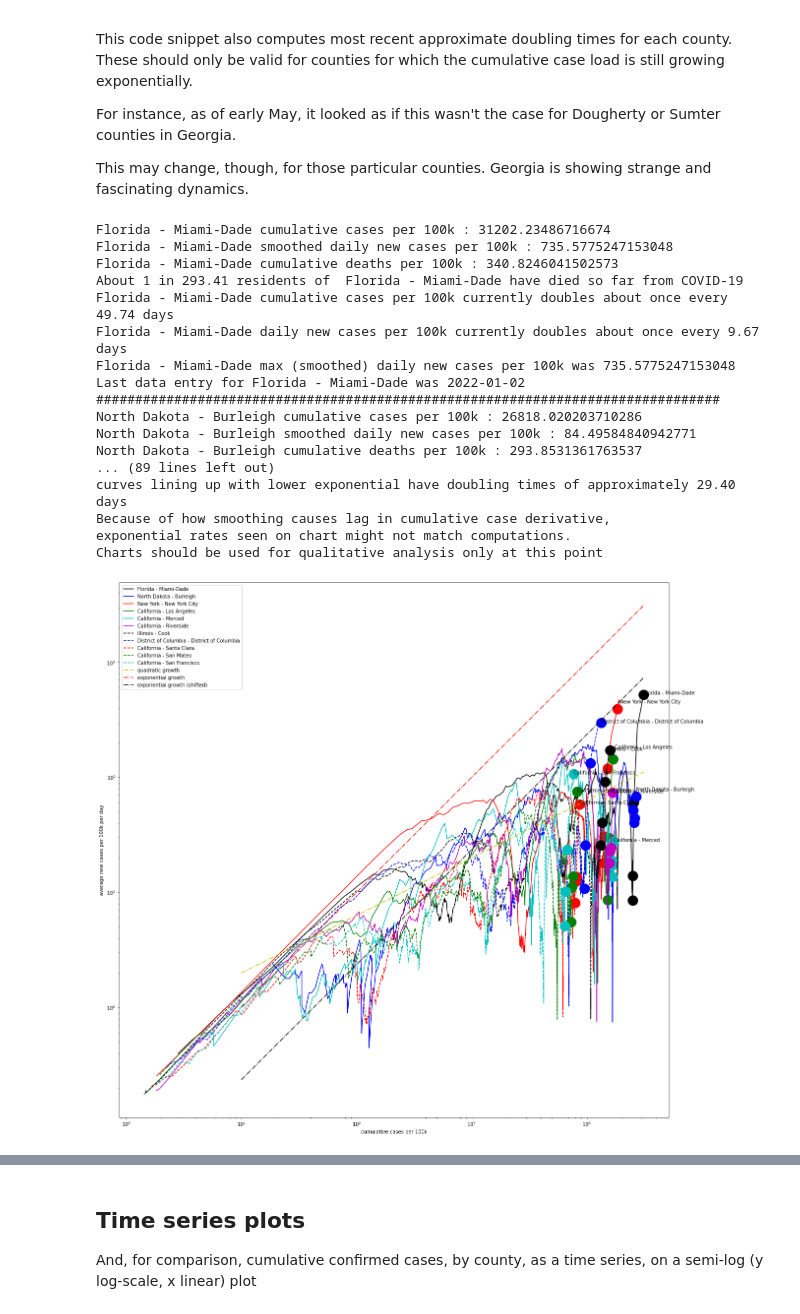
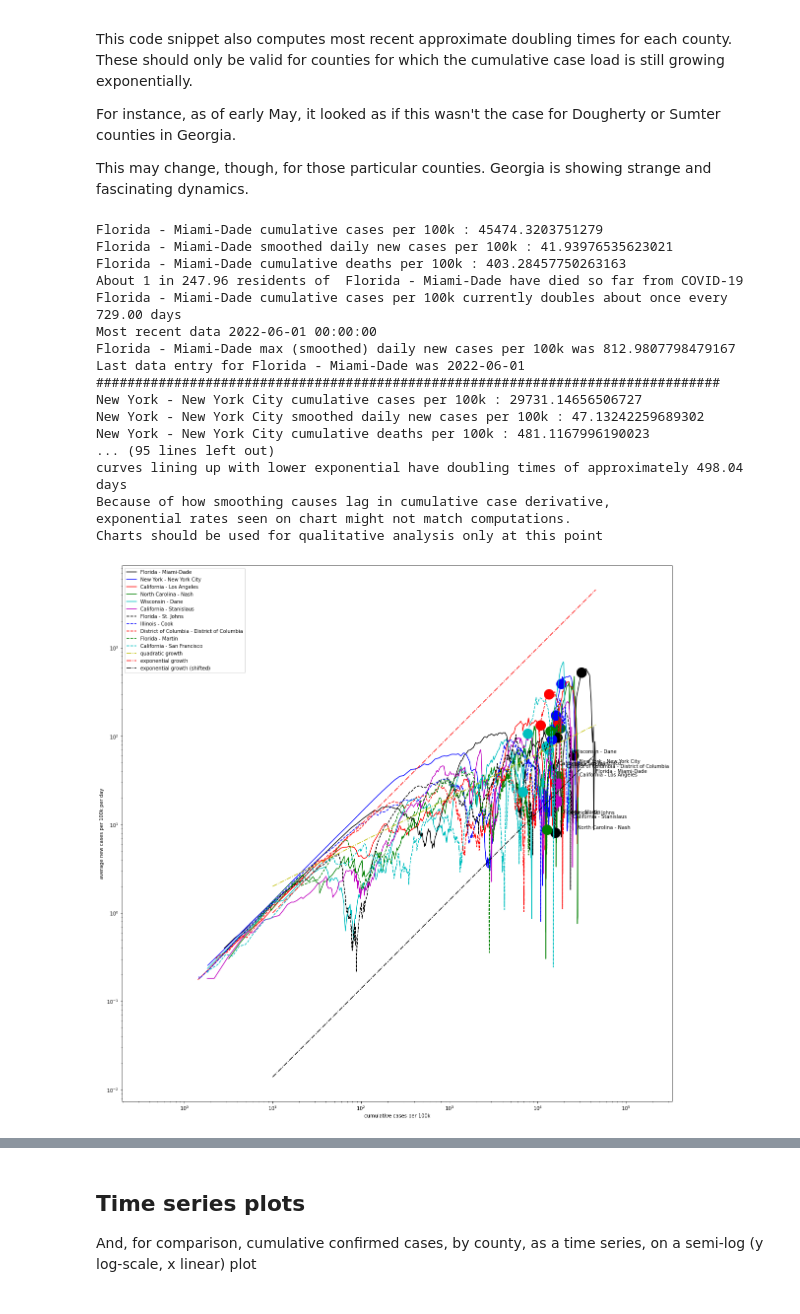
Before and after one commit to mds2/covid-jupyter-mds2, a Jupyter notebook: COVID.ipynb, the cells around one changed output, grey strips where cells are left out. Drawn from its saved outputs; the diff is of its cells as text; code cells hidden in the pictures.

Commit message:
Handles the new NyTimes data layout

```diff
--- a/COVID.ipynb
+++ b/COVID.ipynb
@@ -122,6 +122,7 @@ Read the data
 Code and helper utils for actually ingesting the data
 # %%
 fname = "covid-19-data/us-counties.csv"
+fname_live = "covid-19-data/live/us-counties.csv"
 pop_data_fname = "us-census-data/county_data.csv"
 # %%
 county_pops = {}
@@ -251,13 +267,17 @@ def trajectory(county, window=5):
     cums = [float(r[1]) for r in raw[window:]]
     other_cums = [float(r[2]) for r in raw[window:]]
     indices = [i for i in range(len(cums)) if cums[i] > 1 and rates[i] > 1]
+    def delta_big(idx, delta_window = 60):
+        if idx <= delta_window:
+            return cums[idx]
+        return max(0.1, cums[idx] - cums[idx - delta_window])
     if per_capita:
         thresh = 1e4/population_drop_thresh
         indices = [i for i in range(len(cums)) if cums[i] > thresh and rates[i]  > thresh]
     return [[cums[i] for i in indices], [rates[i] for i in indices], [date_nums[i] for i in indices],
-           [other_cums[i] for i in indices]]
+           [other_cums[i] for i in indices], [delta_big(i) for i in indices]]
 # %%
-def plot_traj(county, color, window=5, suffix="", absolute=False):
+def plot_traj(county, color, window=5, suffix="", absolute=False, use_recent_cumulative=False):
     """This plots the time series extracted by the
     'trajectory' function on a log/log plot.
 
@@ -270,12 +290,20 @@ def plot_traj(county, color, window=5, suffix="", absolute=False):
         plt.xscale('log')
     plt.ylabel('average new ' + field + suffix + ' per day')
     plt.xlabel('cumulative ' + field + suffix)
-    plt.plot(data[0], data[1], color, label=county)
-    plt.text(data[0][-1], data[1][-1], county)
+    axis1 = 0
+    axis2 = 1
+    indices = [i for i in range(len(data[axis1]))]
+    if use_recent_cumulative:
+        axis1 = 4
+        indices = [i for i in indices if data[axis1][i] >= 1]
+    xs = [data[axis1][i] for i in indices]
+    ys = [data[axis2][i] for i in indices]
+    plt.plot(xs, ys, color, label=county)
+    plt.text(xs[-1], ys[-1], county)
     magic_date_color = color[0] + "o"
-    magic_date_index = [i for i in range(len(data[0])) if data[2][i] in magic_date_nums]
-    if len(magic_date_index) > 0:
-        plt.plot([data[0][i] for i in magic_date_index], [data[1][i] for i in magic_date_index], magic_date_color,
+    magic_date_index = [i for i in range(len(data[axis1])) if data[2][i] in magic_date_nums]
+    if len(magic_date_index) > 0 and not use_recent_cumulative:
+        plt.plot([data[axis1][i] for i in magic_date_index], [data[axis2][i] for i in magic_date_index], magic_date_color,
                 markersize = magic_date_marker_size)
         # uncomment the next two lines to get a feel for the growth rate via printouts, and double-check estimates
         # of growth rates
@@ -360,6 +404,11 @@ def top_n_from(total_list, def_include_these, n):
 def find_extra_counties():
     return [c for c in counties.keys() if c.split(" - ")[-1] in extra_counties
             or tuple(c.split(" - ")) in extra_counties]
+# %%
+sortKeyFn = lambda c: -1.0 * trajectory(c)[0][-1]
+
+# uncomment the following to show counties with largest recent increases
+sortKeyFn = lambda c: (trajectory(c)[0][-60] - trajectory(c)[0][-1])
 # %%
 col_pick = ColorPicker()
 plt.rcParams['figure.figsize'] = [20,20]
@@ -367,7 +416,7 @@ plt.axes().set_aspect('equal', 'datalim')
 maxpt = 0.0
 maxrate = 0.0
 valid_counties = [c for c in counties.keys() if len(trajectory(c)[0]) > smoothing_window and c != 'Unknown']
-valid_counties = sorted(valid_counties, key=lambda c: -1.0 * trajectory(c)[0][-1])
+valid_counties = sorted(valid_counties, key=sortKeyFn)
 suffix = ""
 if per_capita:
     suffix = " per 100k"
@@ -386,48 +435,49 @@ for county in top_n_from(valid_counties, extra, show_this_many_counties):
         days_to_double = 1.0/doublings_per_day
         print(county + " cumulative " + field + suffix +
               " currently doubles about once every {:.2f} days".format(days_to_double))
+        print("Most recent data " + str(date_from_daynum(t[2][-1])))
         if t[1][-1] > t[1][-smoothing_window-1]:
             doublings_per_day = np.log(t[1][-1]/t[1][-smoothing_window-1])/((t[2][-1] - t[2][-smoothing_window-1]) * np.log(2))
             days_to_double = 1.0/doublings_per_day
             print(county + " daily new " + field + suffix +
                   " currently doubles about once every {:.2f} days".format(days_to_double))
     except:
         print("Could not compute doublings per day for " + county)
     print(county + " max (smoothed) daily new " + field + suffix + " was " +
           str(max(t[1])))
     print("Last data entry for " + county + " was " + date_from_daynum(t[2][-1]).strftime("%Y-%m-%d"))
     maxpt = max(maxpt, t[0][-1])
     maxrate = max(maxrate, t[1][-1])
     print("".join(["#" for i in range(80)]))
 
 plt.plot([10.0, maxpt], [2.0, 2.0 * np.sqrt(0.1 * maxpt)], 'y-.', label="quadratic growth")
 plt.plot([10.0, maxpt], [1.0, 0.1 * maxpt], 'r-.', label="exponential growth")
 plt.plot([10.0, maxpt], [10.0 * maxrate / maxpt, maxrate], 'k-.', label="exponential growth (shifted)")
 plt.legend()
 print("shifted exponential reference line multiplies doubling time by " + str(0.1 * maxpt/maxrate))
 print("curves lining up with upper exponential have doubling times of approximately " +
       "{:.2f}".format(np.log(2)/0.1) + " days")
 print("curves lining up with lower exponential have doubling times of approximately " +
       "{:.2f}".format(np.log(2)*maxpt/maxrate) + " days")
 print("Because of how smoothing causes lag in cumulative case derivative,")
 print("exponential rates seen on chart might not match computations.")
 print("Charts should be used for qualitative analysis only at this point")
 # %% [output]
-Florida - Miami-Dade cumulative cases per 100k : 31202.23486716674
-Florida - Miami-Dade smoothed daily new cases per 100k : 735.5775247153048
-Florida - Miami-Dade cumulative deaths per 100k : 340.8246041502573
-About 1 in 293.41 residents of  Florida - Miami-Dade have died so far from COVID-19
-Florida - Miami-Dade cumulative cases per 100k currently doubles about once every 49.74 days
-Florida - Miami-Dade daily new cases per 100k currently doubles about once every 9.67 days
-Florida - Miami-Dade max (smoothed) daily new cases per 100k was 735.5775247153048
-Last data entry for Florida - Miami-Dade was 2022-01-02
+Florida - Miami-Dade cumulative cases per 100k : 45474.3203751279
+Florida - Miami-Dade smoothed daily new cases per 100k : 41.93976535623021
+Florida - Miami-Dade cumulative deaths per 100k : 403.28457750263163
+About 1 in 247.96 residents of  Florida - Miami-Dade have died so far from COVID-19
+Florida - Miami-Dade cumulative cases per 100k currently doubles about once every 729.00 days
+Most recent data 2022-06-01 00:00:00
+Florida - Miami-Dade max (smoothed) daily new cases per 100k was 812.9807798479167
+Last data entry for Florida - Miami-Dade was 2022-06-01
 ################################################################################
-North Dakota - Burleigh cumulative cases per 100k : 26818.020203710286
-North Dakota - Burleigh smoothed daily new cases per 100k : 84.49584840942771
-North Dakota - Burleigh cumulative deaths per 100k : 293.8531361763537
-... (89 lines left out)
-curves lining up with lower exponential have doubling times of approximately 29.40 days
+New York - New York City cumulative cases per 100k : 29731.14656506727
+New York - New York City smoothed daily new cases per 100k : 47.13242259689302
+New York - New York City cumulative deaths per 100k : 481.1167996190023
+... (95 lines left out)
+curves lining up with lower exponential have doubling times of approximately 498.04 days
 Because of how smoothing causes lag in cumulative case derivative,
 exponential rates seen on chart might not match computations.
 Charts should be used for qualitative analysis only at this point
-[figure, old version]
+[figure, new version]
```
Also changed, not shown: parts of 9 cells of this notebook, 1 other file.
